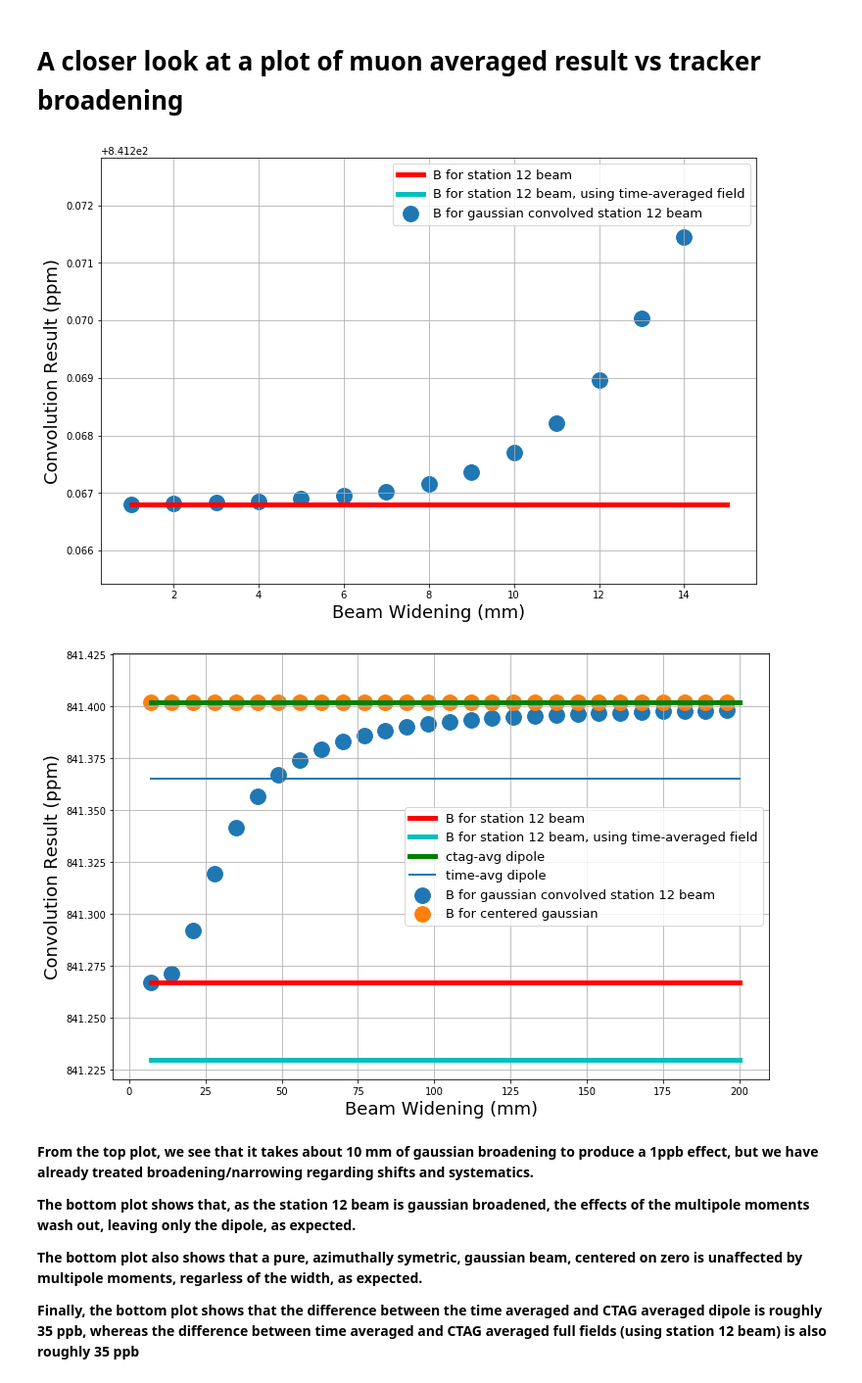
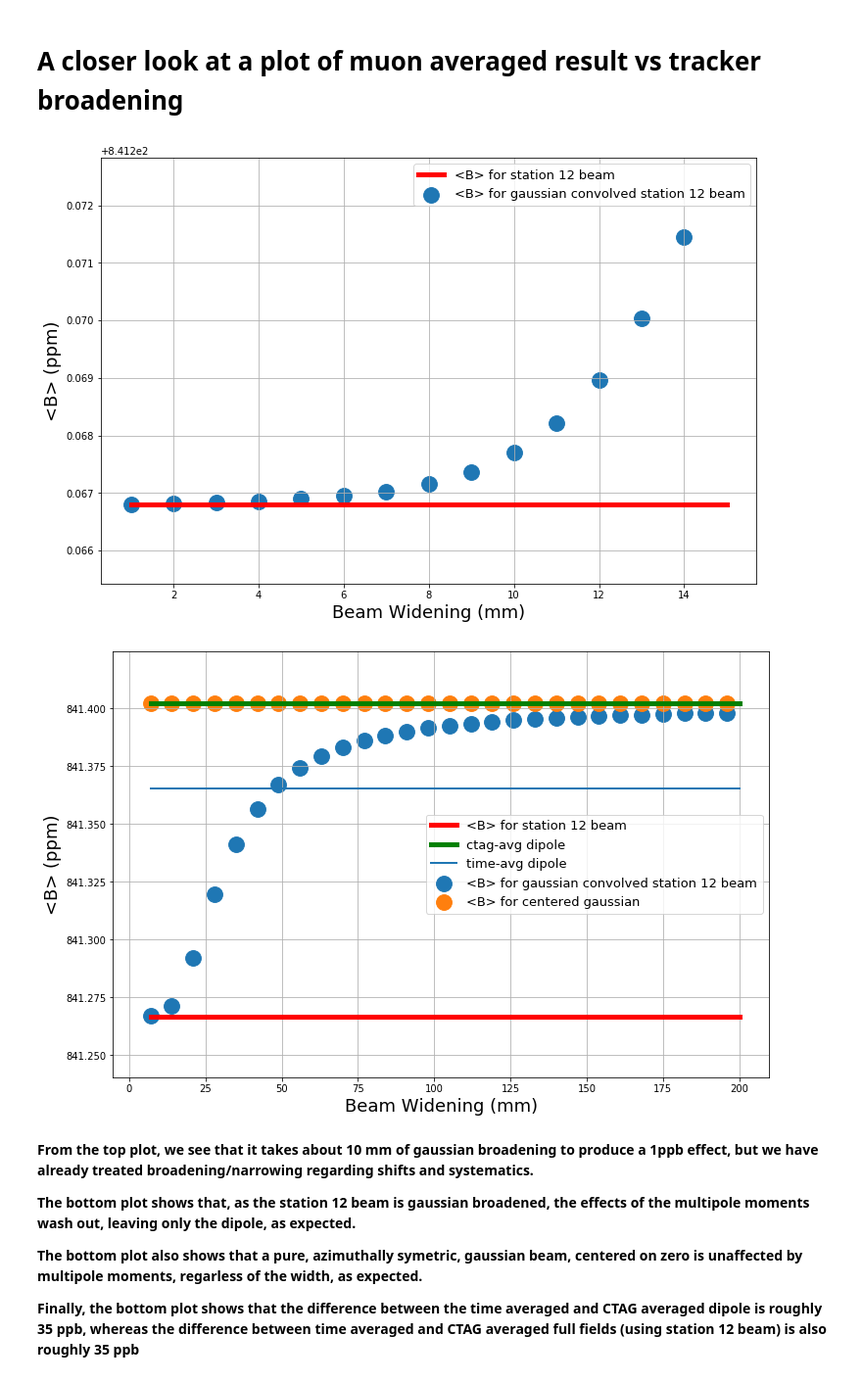
Before and after one commit to jasonbono/MuonConvolution, a Jupyter notebook: analysis/systematics/beam_motion.ipynb, the cells around one changed output. Shown: that part at 98% size. Saved outputs shown, nothing was run; the diff lists cells and outputs as text; code cells hidden in the pictures.

Commit message:
updated beam_motion graphics and closed_orbit_disortions

```diff
--- a/analysis/systematics/beam_motion.ipynb
+++ b/analysis/systematics/beam_motion.ipynb
@@ -464,19 +464,19 @@ for i in range(len(spacing_list)):
         axes = plt.gca()
         axes.set_ylim([np.amin(B_arr) - np.std(B_arr),np.amax(B_arr) + np.std(B_arr)])
     plt.scatter(sigmas, B_arr,marker="o",
-                s=250,label='B for gaussian convolved station 12 beam')
+                s=250,label='<B> for gaussian convolved station 12 beam')
 
 
     #B for the regular beam
     B = (df_conv['counts']*df_field_grid['B']).sum()/(df_conv['counts'].sum())
     plt.plot([spacing, high], [B, B],
-             linestyle='-', linewidth=5, color='red',label='B for station 12 beam')
+             linestyle='-', linewidth=5, color='red',label='<B> for station 12 beam')
 
 
     #B for the regular beam, but with the time-averaged field
-    B = (df_conv['counts']*df_field_grid_time['B']).sum()/(df_conv['counts'].sum())
-    plt.plot([spacing, high], [B, B],
-             linestyle='-', linewidth=5, color='c',label='B for station 12 beam, using time-averaged field')
+   # B = (df_conv['counts']*df_field_grid_time['B']).sum()/(df_conv['counts'].sum())
+   # plt.plot([spacing, high], [B, B],
+   #          linestyle='-', linewidth=5, color='c',label='<B> for station 12 beam, using time-averaged field')
 
 
 
@@ -489,37 +489,37 @@ for i in range(len(spacing_list)):
             g = np.reshape(g, (60*60),-1)
             df_conv['gaus'] = g
             B = (df_conv['gaus']*df_field_grid['B']).sum()/(df_conv['gaus'].sum())
             B_arr = np.append(B_arr,B)
         plt.scatter(sigmas, B_arr,marker="o",
-                    s=250, label='B for centered gaussian')
+                    s=250, label='<B> for centered gaussian')
 
 
 
 
 
         #Just the ctag weighted dipole
         D = (df_total["D"]*df_total["ctags_per_second"]).sum()/df_total["ctags_per_second"].sum()
         plt.plot([spacing, high], [D, D],
                  linestyle='-', linewidth=5, color='green',label='ctag-avg dipole')
 
 
 #         Just the time-weighted dipole
         D = df_total["D"].mean()
         plt.plot([spacing, high], [D, D],
                  linestyle='-', linewidth=2,label='time-avg dipole')
 
 
 
 
 
     plt.xlabel("Beam Widening (mm)",fontsize=18)
-    plt.ylabel("Convolution Result (ppm)",fontsize=18)
+    plt.ylabel("<B> (ppm)",fontsize=18)
     plt.grid()
     plt.legend(prop={'size': 13})
     plt.show()
 # %% [output]
-[figure, old version]
+[figure, new version]
-[figure, old version]
+[figure, new version]
 # %% [markdown]
 __From the top plot, we see that it takes about 10 mm of gaussian broadening to produce a 1ppb effect, but we have already treated broadening/narrowing regarding shifts and systematics.__
 
```
Also changed, not shown: parts of 2 cells of this notebook, 3 other files.
